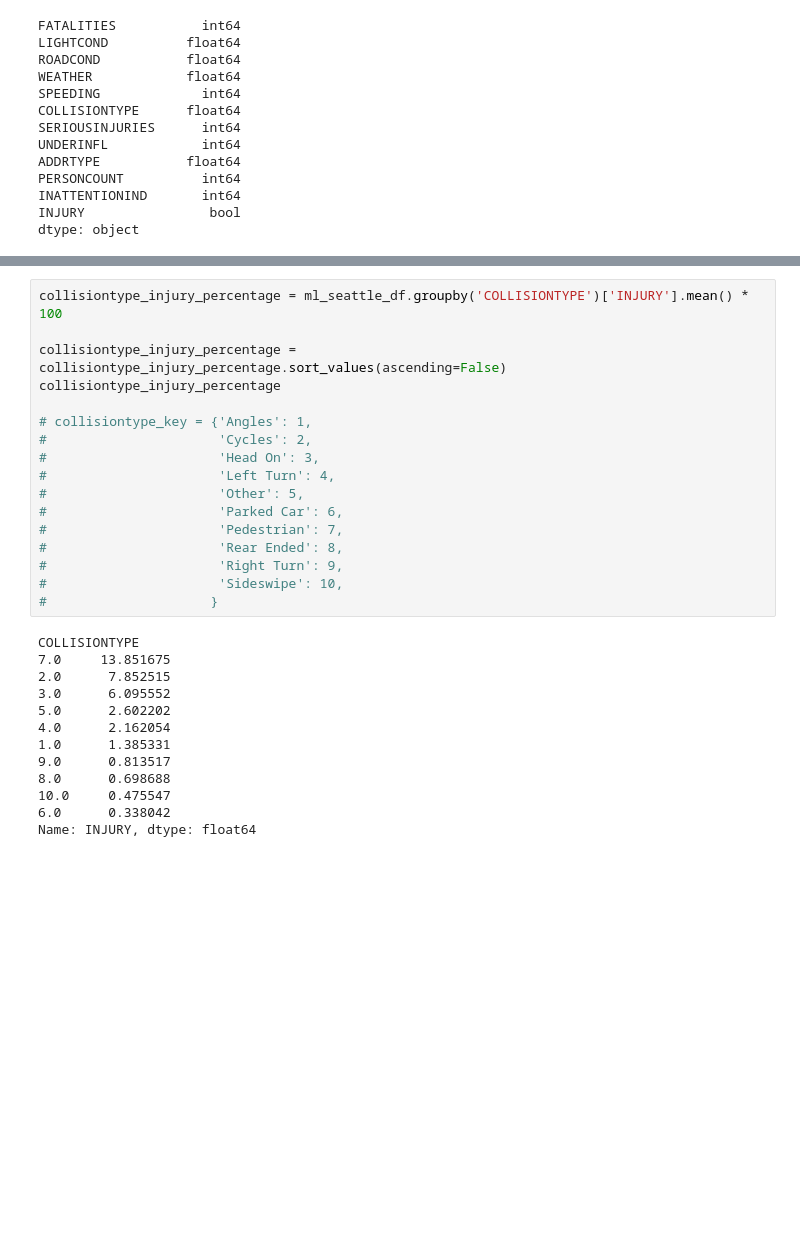
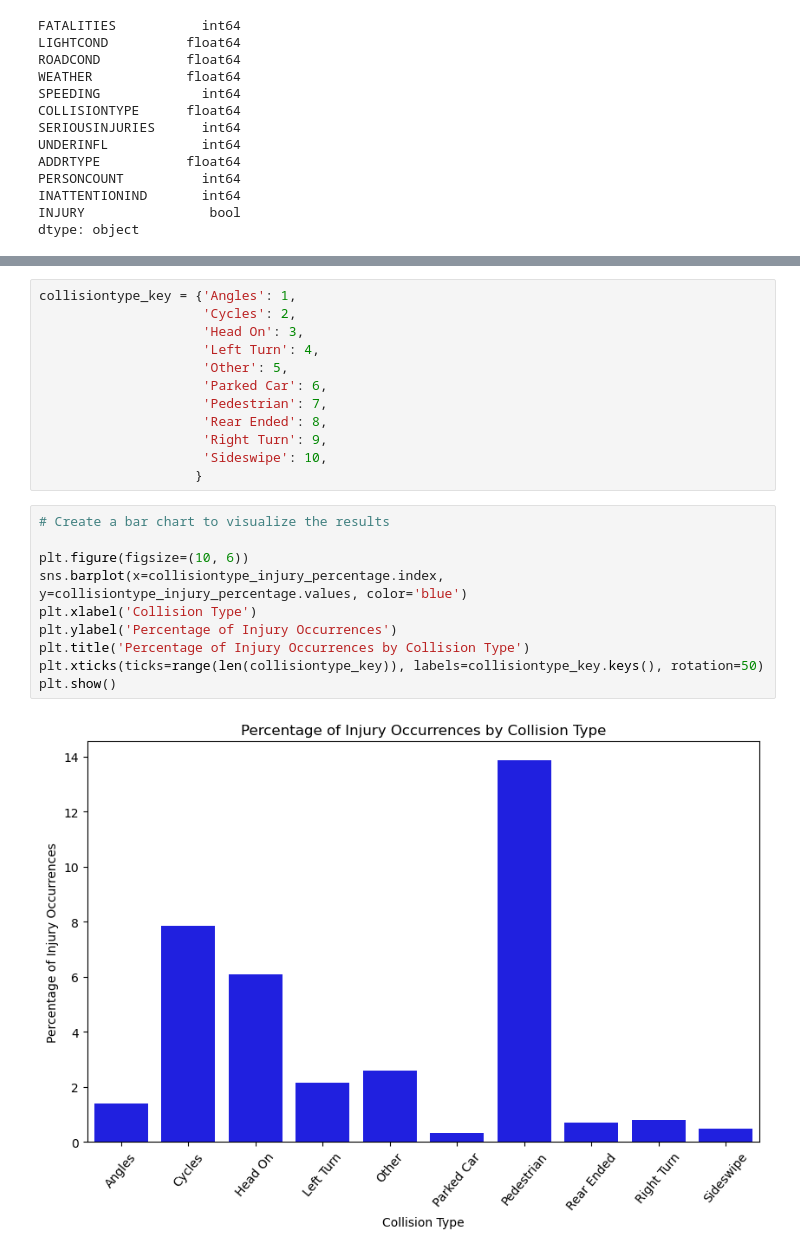
Before and after one commit to LukeTaylorDS/Electric_vs_Gas, a Jupyter notebook: ML_model.ipynb, the cells around one changed output, grey strips where cells are left out. Cells and saved outputs as stored; diff of their text form; blank space fills up the shorter version.

```diff
--- a/ML_model.ipynb
+++ b/ML_model.ipynb
@@ -208,30 +266,24 @@ importances_df
 # %%
-collisiontype_injury_percentage = ml_seattle_df.groupby('COLLISIONTYPE')['INJURY'].mean() * 100
-
-collisiontype_injury_percentage = collisiontype_injury_percentage.sort_values(ascending=False)
-collisiontype_injury_percentage
-
-# collisiontype_key = {'Angles': 1,
-#                      'Cycles': 2,
-#                      'Head On': 3,
-#                      'Left Turn': 4,
-#                      'Other': 5,
-#                      'Parked Car': 6,
-#                      'Pedestrian': 7,
-#                      'Rear Ended': 8,
-#                      'Right Turn': 9,
-#                      'Sideswipe': 10,
-#                     }
+collisiontype_key = {'Angles': 1,
+                     'Cycles': 2,
+                     'Head On': 3,
+                     'Left Turn': 4,
+                     'Other': 5,
+                     'Parked Car': 6,
+                     'Pedestrian': 7,
+                     'Rear Ended': 8,
+                     'Right Turn': 9,
+                     'Sideswipe': 10,
+                    }
-# %% [output]
-COLLISIONTYPE
-7.0     13.851675
-2.0      7.852515
-3.0      6.095552
-5.0      2.602202
-4.0      2.162054
-1.0      1.385331
-9.0      0.813517
-8.0      0.698688
-10.0     0.475547
-6.0      0.338042
-Name: INJURY, dtype: float64
+# %%
+# Create a bar chart to visualize the results
+
+plt.figure(figsize=(10, 6))
+sns.barplot(x=collisiontype_injury_percentage.index, y=collisiontype_injury_percentage.values, color='blue')
+plt.xlabel('Collision Type')
+plt.ylabel('Percentage of Injury Occurrences')
+plt.title('Percentage of Injury Occurrences by Collision Type')
+plt.xticks(ticks=range(len(collisiontype_key)), labels=collisiontype_key.keys(), rotation=50)
+plt.show()
+# %% [output]
+[figure, added]
```
Also changed, not shown: parts of 15 cells of this notebook, 1 other file.
